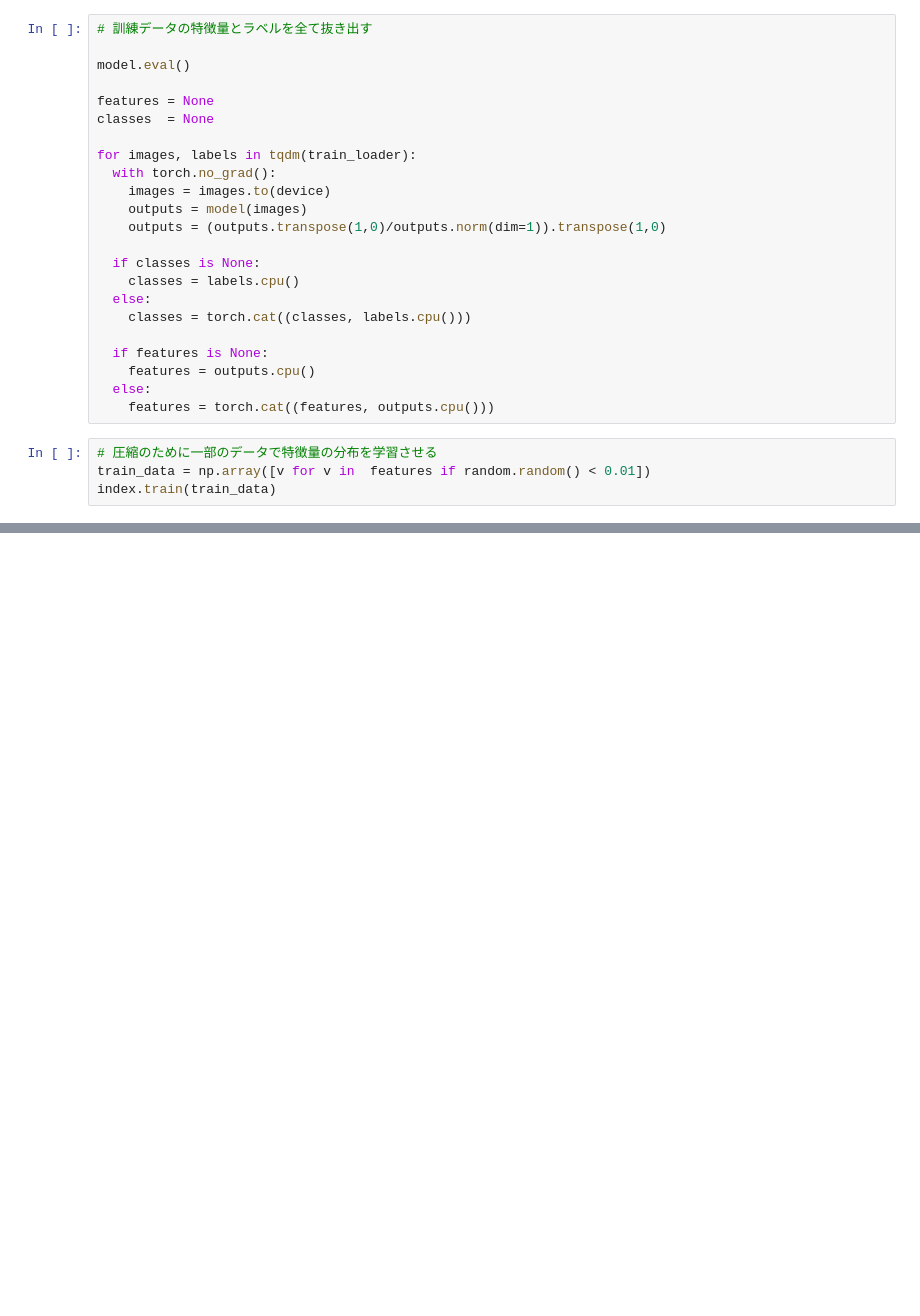
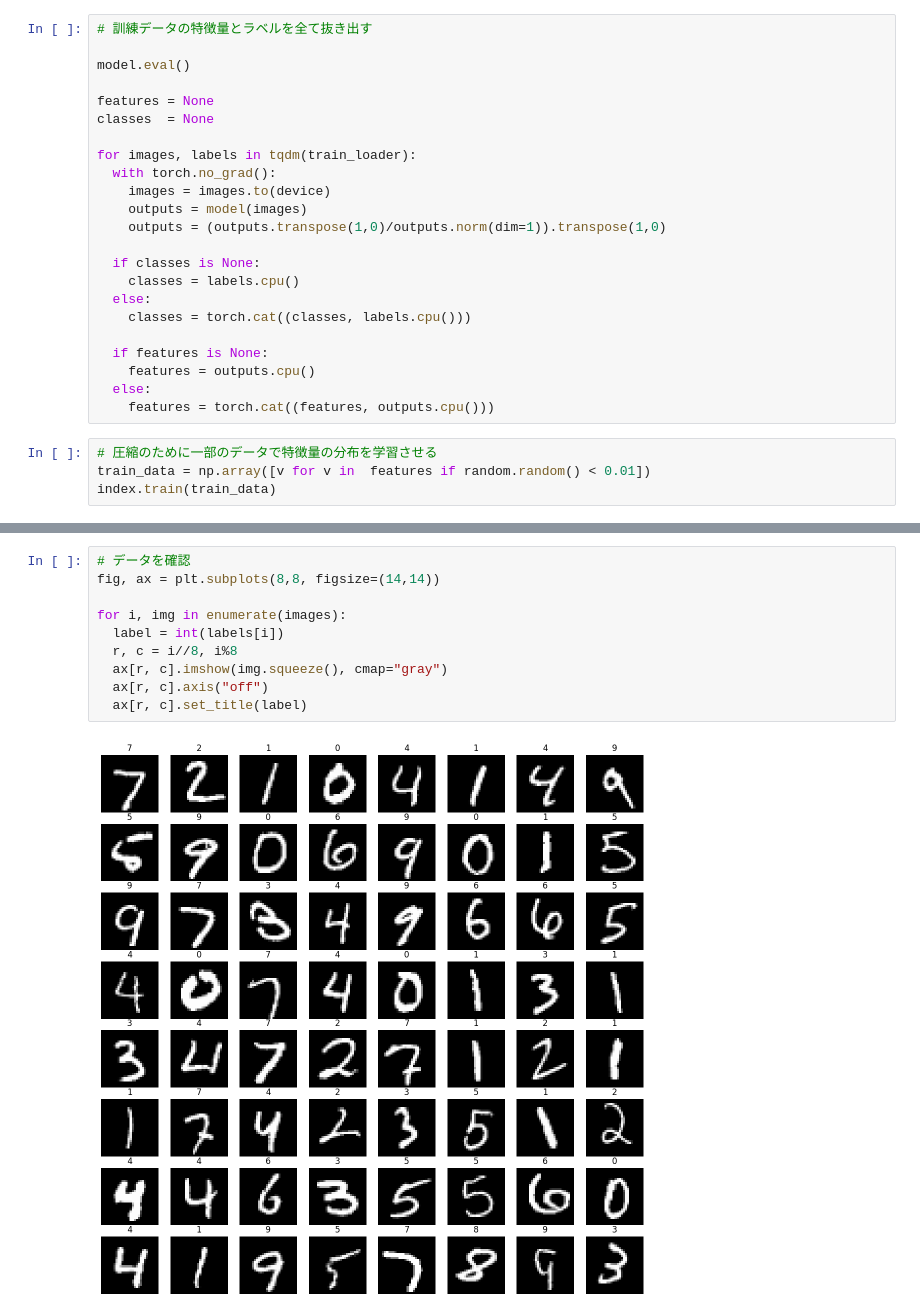
Before and after one commit to aruaru0/pytorch-tests, a Jupyter notebook: MNIST_MetricLearning_FAISS.ipynb, the cells around one changed output, grey strips where cells are left out. Saved outputs shown, nothing was run; the diff lists cells and outputs as text; blank space fills up the shorter version.

```diff
--- a/MNIST_MetricLearning_FAISS.ipynb
+++ b/MNIST_MetricLearning_FAISS.ipynb
@@ -304,0 +307,12 @@ for label, idx, dist in zip(labels, I, D):
+# %%
+# データを確認
+fig, ax = plt.subplots(8,8, figsize=(14,14))
+
+for i, img in enumerate(images):
+  label = int(labels[i])
+  r, c = i//8, i%8
+  ax[r, c].imshow(img.squeeze(), cmap="gray")
+  ax[r, c].axis("off")
+  ax[r, c].set_title(label)
+# %% [output]
+[figure, added]
```
Also changed, not shown: parts of 5 cells of this notebook.
